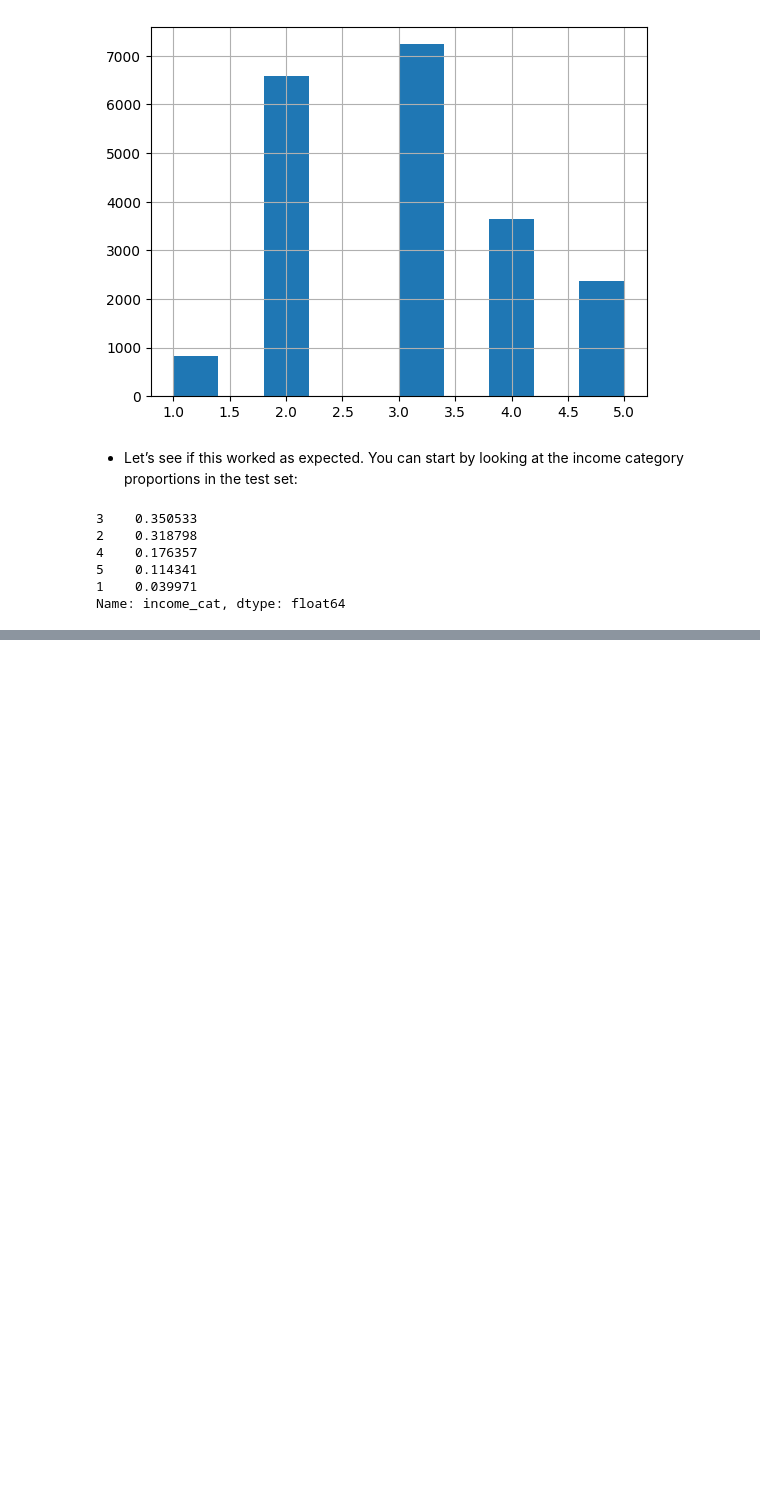
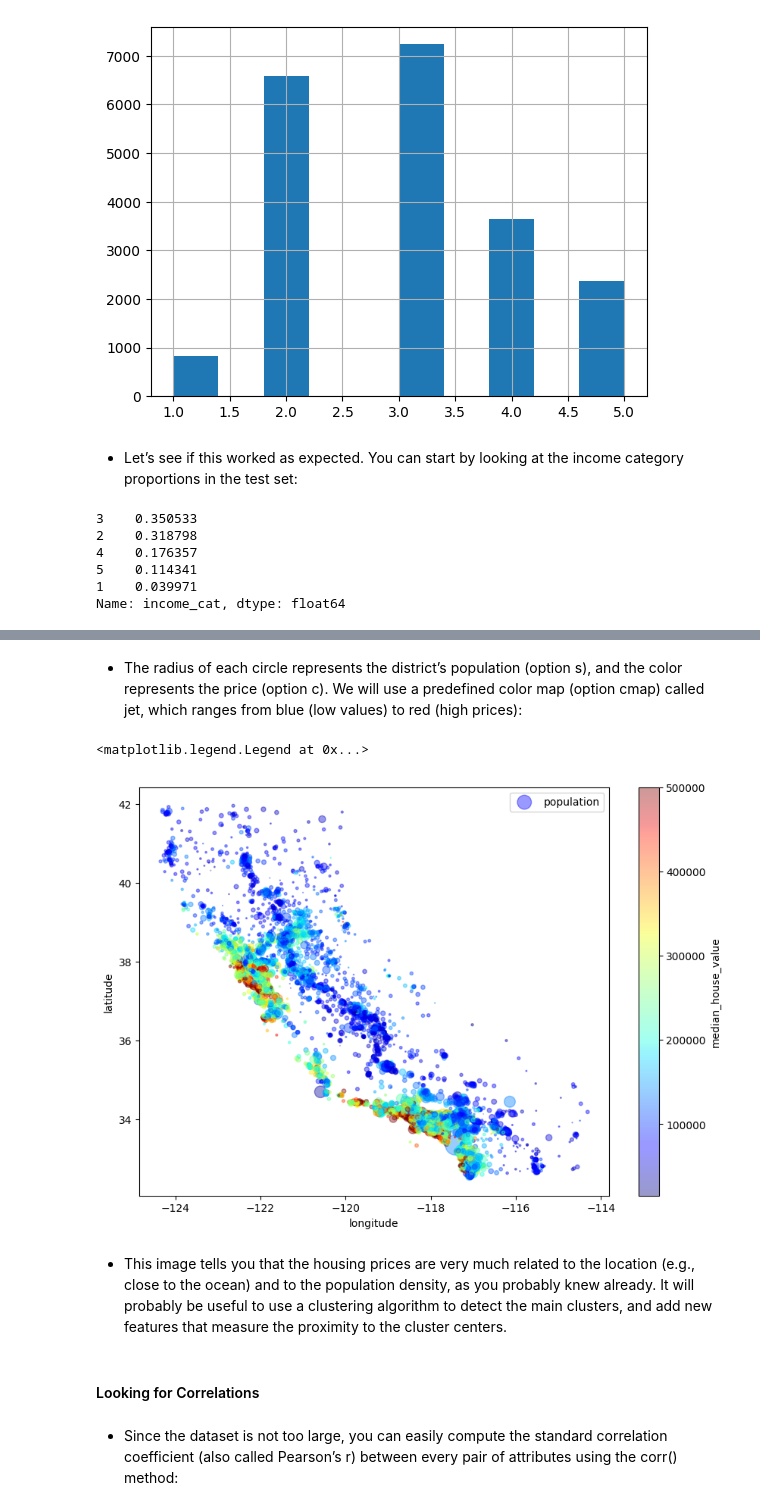
Before and after one commit to DucHUNG312/hands_on_ml, a Jupyter notebook: Housing.ipynb, the cells around one changed output, grey strips where cells are left out. Saved outputs shown, nothing was run; the diff lists cells and outputs as text; code cells hidden in the pictures; blank space fills up the shorter version.

Commit message:
looking for correlations

```diff
--- a/Housing.ipynb
+++ b/Housing.ipynb
@@ -173,0 +192,18 @@ Name: income_cat, dtype: int64
+# %% [markdown]
+- The radius of each circle represents the district’s population (option s), and the color represents the price (option c). We will use a predefined color map (option cmap) called jet, which ranges from blue
+(low values) to red (high prices):
+# %%
+housing.plot(kind="scatter", x="longitude", y="latitude", alpha=0.4,
+    s=housing["population"]/100, label="population", figsize=(10,7),
+    c="median_house_value", cmap=plt.get_cmap("jet"), colorbar=True,
+)
+plt.legend()
+# %% [output]
+<matplotlib.legend.Legend at 0x...>
+[figure, added]
+# %% [markdown]
+- This image tells you that the housing prices are very much related to the location (e.g., close to the ocean) and to the population density, as you probably knew already. It will probably be useful to use a clustering algorithm to detect the main clusters, and add new features that measure the proximity to the cluster centers.
+# %% [markdown]
+#### Looking for Correlations
+# %% [markdown]
+- Since the dataset is not too large, you can easily compute the standard correlation coefficient (also called Pearson’s r) between every pair of attributes using the corr() method:
```
Also changed, not shown: parts of 10 cells of this notebook.
